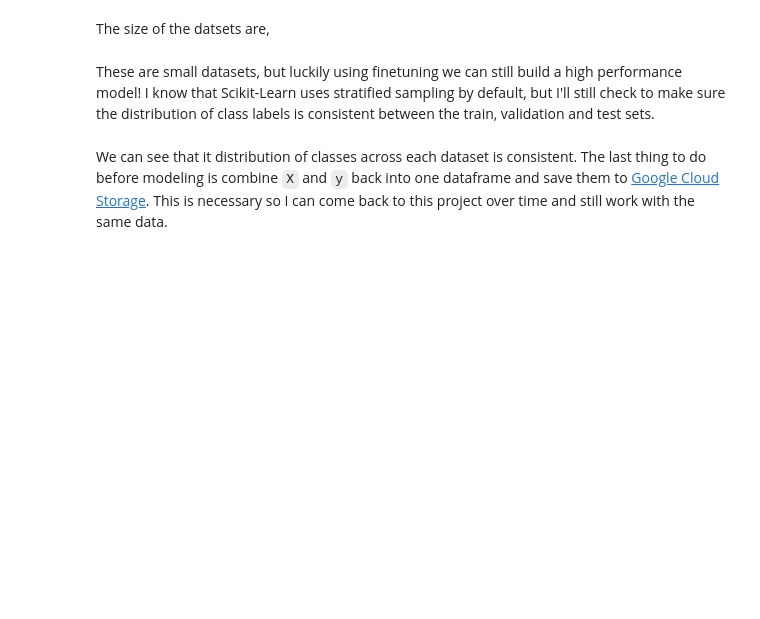
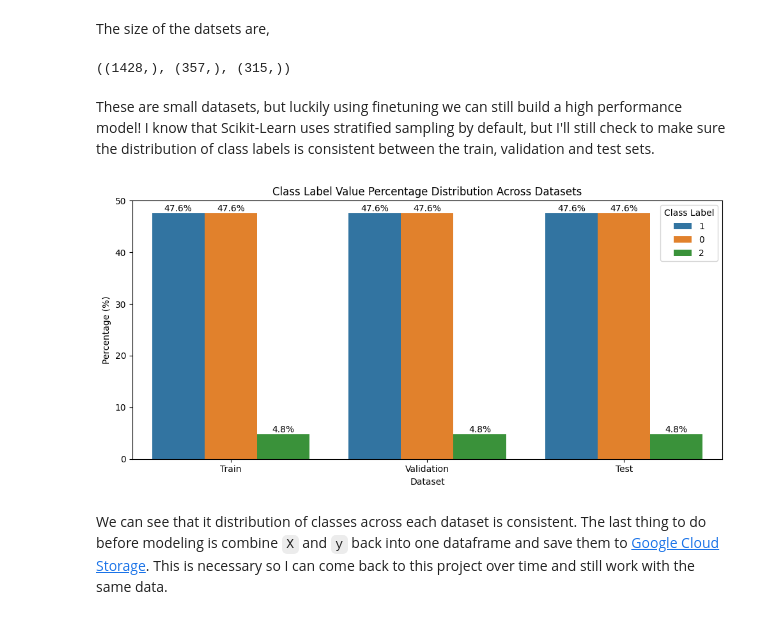
Before and after one commit to mdh266/FineTuning, a Jupyter notebook: bert.ipynb, the cells around one changed output. Drawn from its saved outputs; the diff is of its cells as text; code cells hidden in the pictures; blank space fills up the shorter version.

```diff
--- a/bert.ipynb
+++ b/bert.ipynb
@@ -27,7 +35,9 @@ First I collect 1,000 papers on 'Ariticial Intelligence', 1,000 papers on 'Infor
 # %%
 from utils import get_arxiv_data
 
-df = get_arxiv_data
+# df = get_arxiv_data()
+import pandas as pd
+df = pd.read_json("gs://harmon-arxiv/abstracts.json", storage_options={"token":"credentials.json"})
 # %% [markdown]
 Now looking at the contents of the dataframe,
 # %%
@@ -70,11 +90,15 @@ X_train, X_val, y_train, y_val = train_test_split(X_train,
 The size of the datsets are,
 # %%
 X_train.shape, X_val.shape, X_test.shape
+# %% [output]
+((1428,), (357,), (315,))
 # %% [markdown]
 These are small datasets, but luckily using finetuning we can still build a high performance model! I know that Scikit-Learn uses stratified sampling by default, but I'll still check to make sure the distribution of class labels is consistent between the train, validation and test sets.
 # %%
 from utils import plot_target_distribution_combined
-plot_target_distribution_combined(train_df, val_df, test_df)
+plot_target_distribution_combined(y_train, y_val, y_test)
+# %% [output]
+[figure, added]
 # %% [markdown]
 We can see that it distribution of classes across each dataset is consistent. The last thing to do before modeling is combine `X` and `y` back into one dataframe and save them to [Google Cloud Storage](https://cloud.google.com/storage?hl=en). This is necessary so I can come back to this project over time and still work with the same data.
 # %%
```
Also changed, not shown: parts of 22 cells of this notebook, 3 other files.
